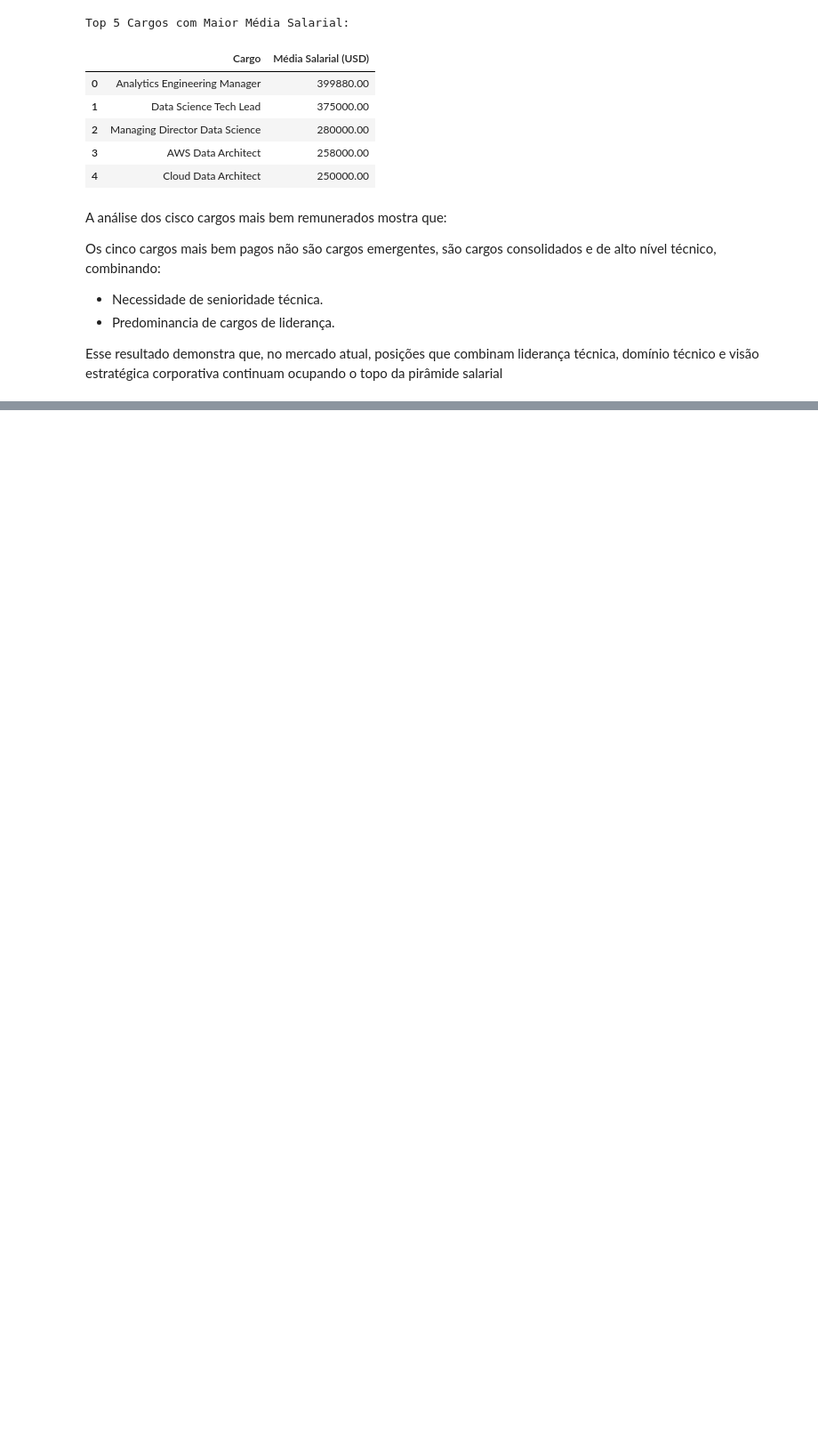
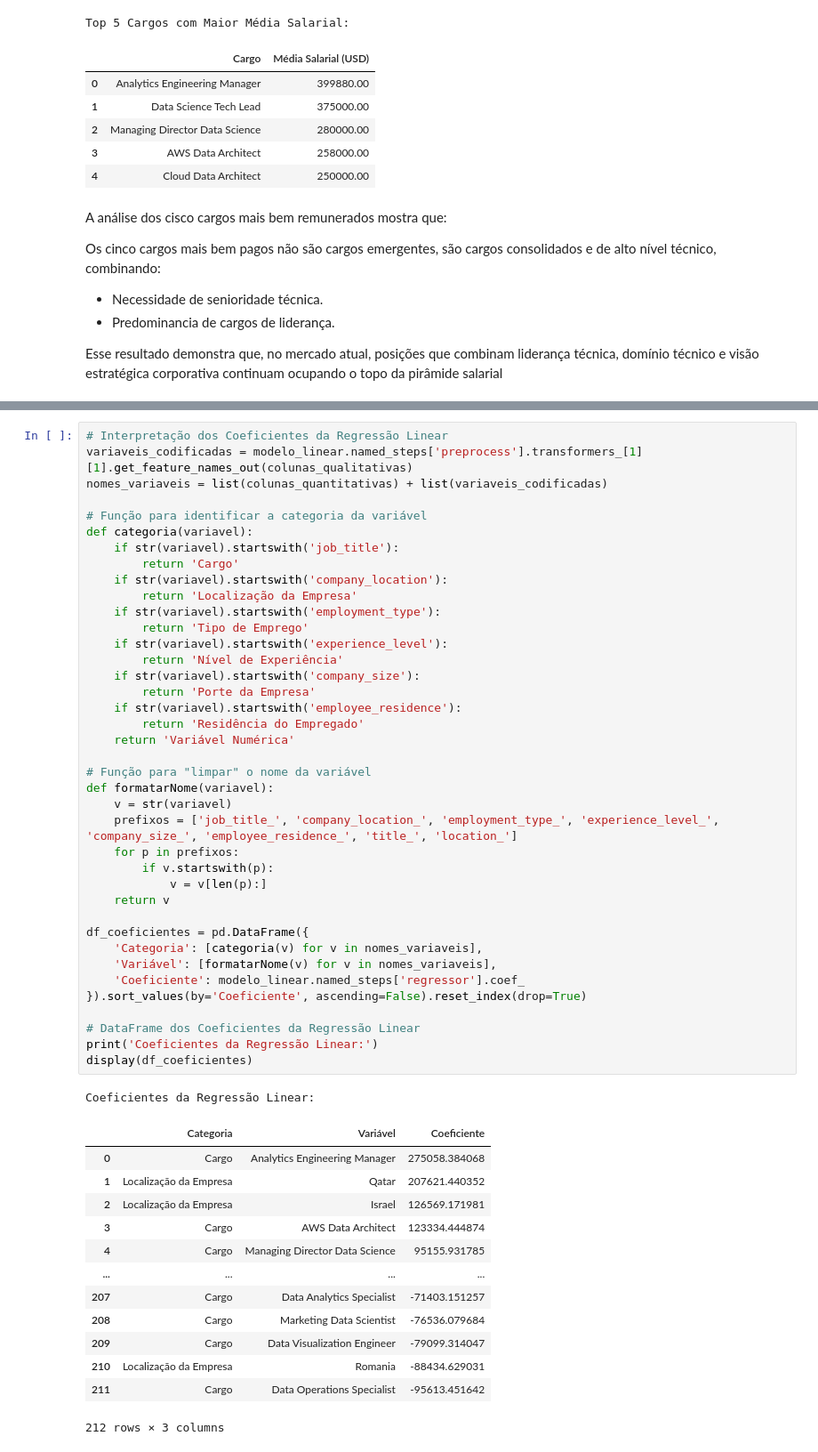
Before and after one commit to yRaffa/GS-2025-2_DataScience, a Jupyter notebook: GS-DataScience.ipynb, the cells around one changed output, grey strips where cells are left out. Shown: that part at 89% size. Cells and saved outputs as stored; diff of their text form; blank space fills up the shorter version.

```diff
--- a/GS-DataScience.ipynb
+++ b/GS-DataScience.ipynb
@@ -594,0 +708,54 @@ Esse resultado demonstra que, no mercado atual, posições que combinam lideran
+# %%
+# Interpretação dos Coeficientes da Regressão Linear
+variaveis_codificadas = modelo_linear.named_steps['preprocess'].transformers_[1][1].get_feature_names_out(colunas_qualitativas)
+nomes_variaveis = list(colunas_quantitativas) + list(variaveis_codificadas)
+
+# Função para identificar a categoria da variável
+def categoria(variavel):
+    if str(variavel).startswith('job_title'):
+        return 'Cargo'
+    if str(variavel).startswith('company_location'):
+        return 'Localização da Empresa'
+    if str(variavel).startswith('employment_type'):
+        return 'Tipo de Emprego'
+    if str(variavel).startswith('experience_level'):
+        return 'Nível de Experiência'
+    if str(variavel).startswith('company_size'):
+        return 'Porte da Empresa'
+    if str(variavel).startswith('employee_residence'):
+        return 'Residência do Empregado'
+    return 'Variável Numérica'
+
+# Função para "limpar" o nome da variável
+def formatarNome(variavel):
+    v = str(variavel)
+    prefixos = ['job_title_', 'company_location_', 'employment_type_', 'experience_level_', 'company_size_', 'employee_residence_', 'title_', 'location_']
+    for p in prefixos:
+        if v.startswith(p):
+            v = v[len(p):]
+    return v
+
+df_coeficientes = pd.DataFrame({
+    'Categoria': [categoria(v) for v in nomes_variaveis],
+    'Variável': [formatarNome(v) for v in nomes_variaveis],
+    'Coeficiente': modelo_linear.named_steps['regressor'].coef_
+}).sort_values(by='Coeficiente', ascending=False).reset_index(drop=True)
+
+# DataFrame dos Coeficientes da Regressão Linear
+print('Coeficientes da Regressão Linear:')
+display(df_coeficientes)
+# %% [output]
+Coeficientes da Regressão Linear:
+|  | Categoria | Variável | Coeficiente |
+| 0 | Cargo | Analytics Engineering Manager | 275058.384068 |
+| 1 | Localização da Empresa | Qatar | 207621.440352 |
+| 2 | Localização da Empresa | Israel | 126569.171981 |
+| 3 | Cargo | AWS Data Architect | 123334.444874 |
+| 4 | Cargo | Managing Director Data Science | 95155.931785 |
+| ... | ... | ... | ... |
+| 207 | Cargo | Data Analytics Specialist | -71403.151257 |
+| 208 | Cargo | Marketing Data Scientist | -76536.079684 |
+| 209 | Cargo | Data Visualization Engineer | -79099.314047 |
+| 210 | Localização da Empresa | Romania | -88434.629031 |
+| 211 | Cargo | Data Operations Specialist | -95613.451642 |
+212 rows × 3 columns
```
Also changed, not shown: parts of 24 cells of this notebook.
